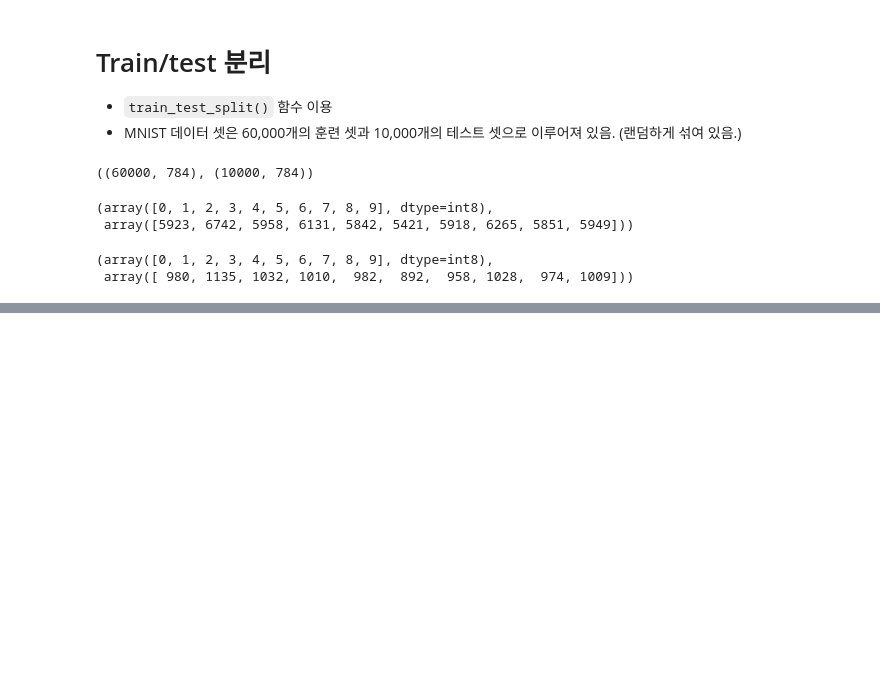
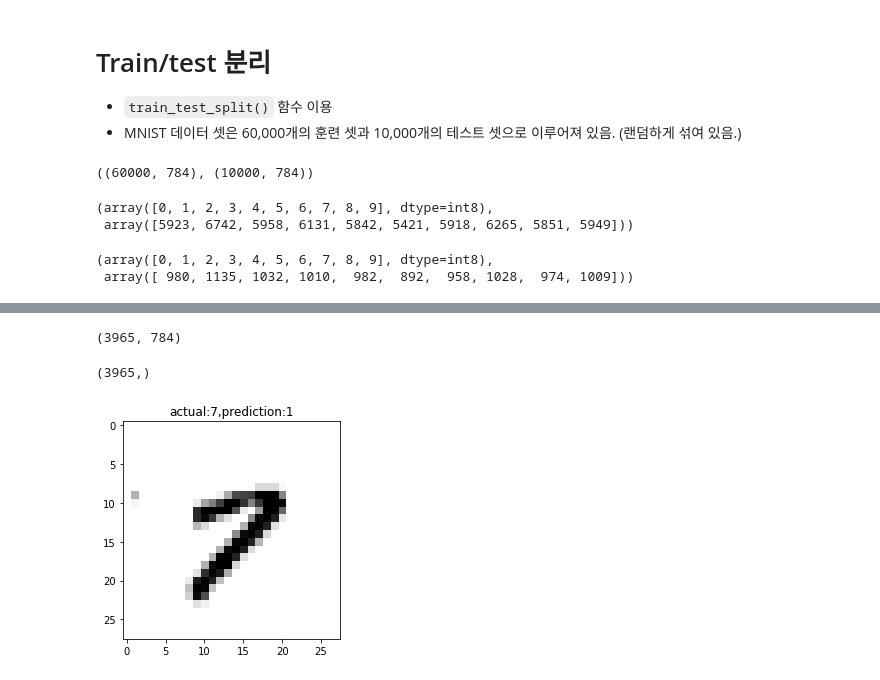
Before and after one commit to sangjin94/itwill-python, a Jupyter notebook: ml12_image_classification.ipynb, the cells around one changed output, grey strips where cells are left out. Cells and saved outputs as stored; diff of their text form; code cells hidden in the pictures; blank space fills up the shorter version.

```diff
--- a/ml12_image_classification.ipynb
+++ b/ml12_image_classification.ipynb
@@ -239,0 +242,6 @@ np.unique(y_test, return_counts=True)
+# %%
+# 모델 생성
+log_clf=LogisticRegression(n_jobs=-1,random_state=42)
+# %%
+# 모델 훈련
+log_clf.fit(X_train,y_train)
@@ -239,0 +271,4 @@ np.unique(y_test, return_counts=True)
+# %%
+# 훈련 셋 예측값
+train_pred=log_clf.predict(X_train)
+train_pred[:10]
@@ -239,0 +281,6 @@ np.unique(y_test, return_counts=True)
+# %%
+X_wrong= X_train[y_train != train_pred] # 훈련 셋에서 실젯값과 예측값이 다른 샘플들
+# %%
+X_wrong.shape
+# %% [output]
+(3965, 784)
@@ -239,0 +289,4 @@ np.unique(y_test, return_counts=True)
+# %%
+y_wrong.shape
+# %% [output]
+(3965,)
@@ -239,0 +297,6 @@ np.unique(y_test, return_counts=True)
+# %%
+plt.imshow(X_wrong[0].reshape((28,28)),cmap=plt.cm.binary)
+plt.title(f'actual:{y_wrong[0]},prediction:{wrong_pred[0]}')
+plt.show()
+# %% [output]
+[figure, added]
```
Also changed, not shown: parts of 34 cells of this notebook.
